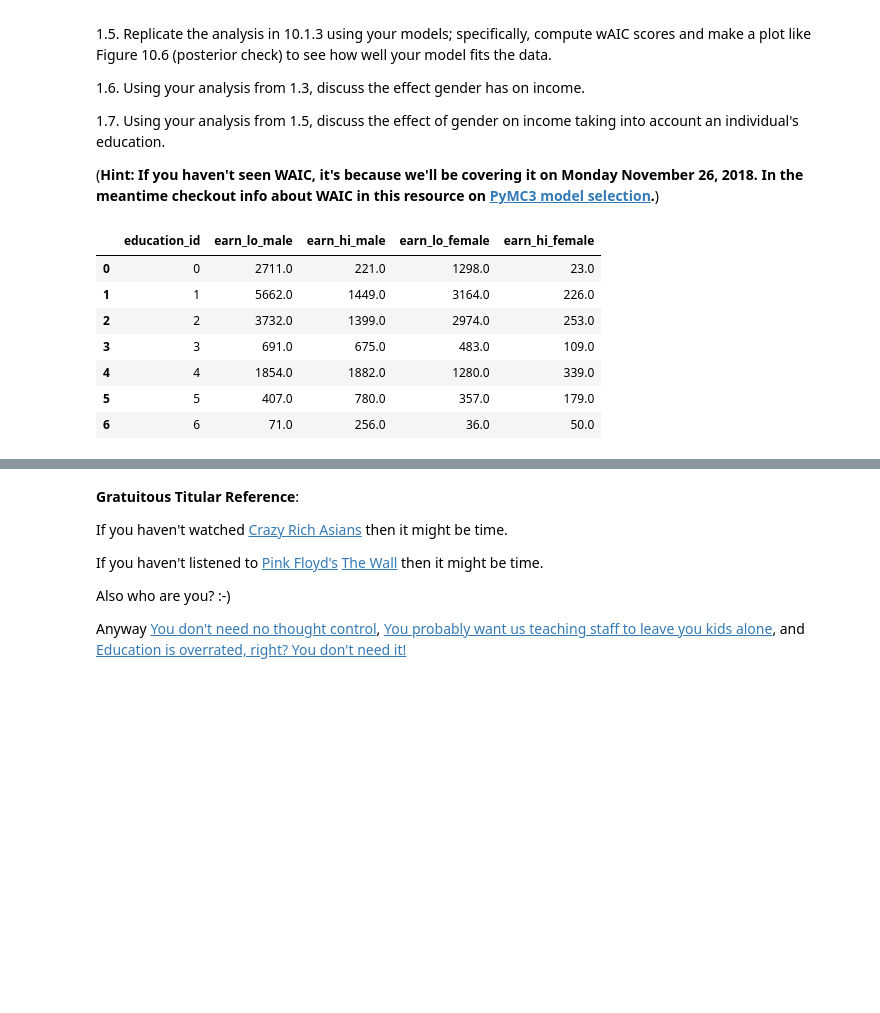
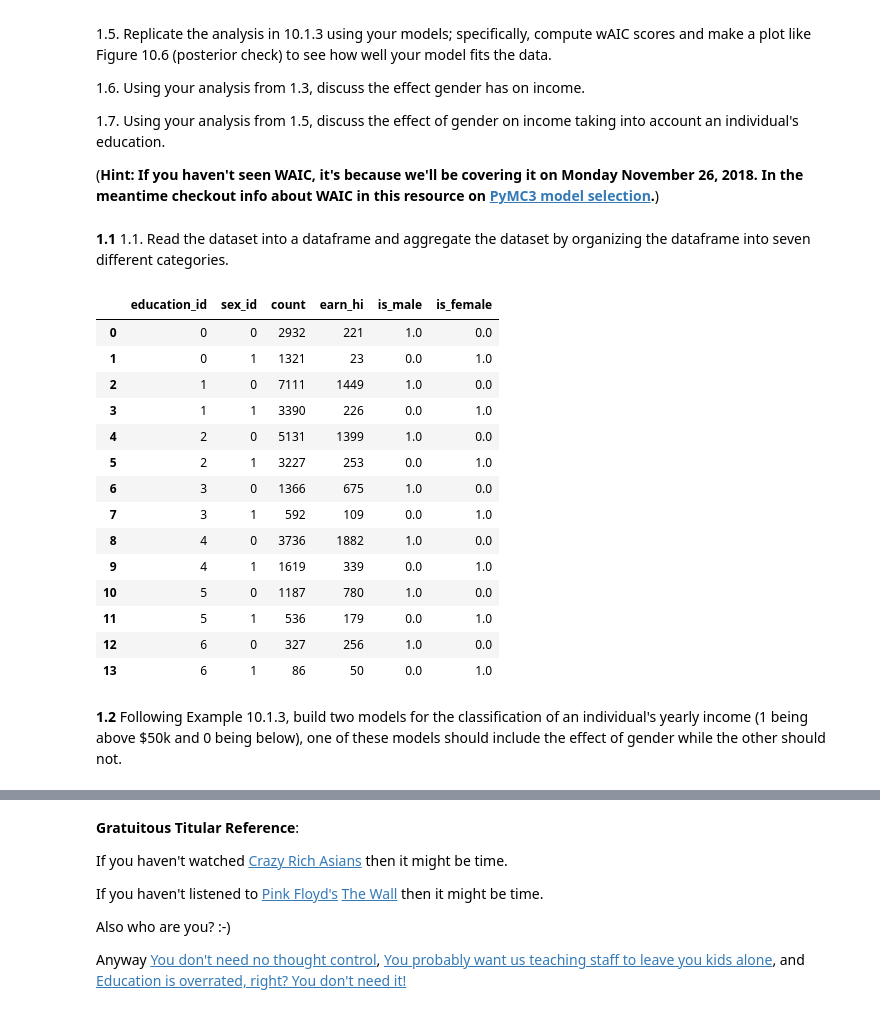
Before and after one commit to IACS-AM-207-Braavos/AM-207, a Jupyter notebook: hw11/AM207_HW11_MSE.ipynb, the cells around one changed output, grey strips where cells are left out. Saved outputs shown, nothing was run; the diff lists cells and outputs as text; code cells hidden in the pictures; blank space fills up the shorter version.

```diff
--- a/hw11/AM207_HW11_MSE.ipynb
+++ b/hw11/AM207_HW11_MSE.ipynb
@@ -73,6 +100,8 @@ Note that you might have to combine some of the existing education categories in
 1.7. Using your analysis from 1.5, discuss the effect of gender on income taking into account an individual's education.
 
 (**Hint: If you haven't seen WAIC, it's because we'll be covering it on Monday November 26, 2018.  In the meantime checkout info about WAIC in this resource on [PyMC3 model selection](https://docs.pymc.io/notebooks/model_comparison.html).**)
+# %% [markdown]
+**1.1** 1.1. Read the dataset into a dataframe and aggregate the dataset by organizing the dataframe into seven different categories.
 # %%
 def load_data():
     """Load data and aggregate it by education and sex"""
@@ -127,45 +156,47 @@ def load_data():
     sex = df_full.sex
     sex_id = pd.Series(sex.map(sexID_map), name='sex_id', dtype='category')
     # The earnings (trying to predict this)
-    earnings = pd.Series(df_full.earning.map(earning_map), name='earnings')
+    earn_hi = pd.Series(df_full.earning.map(earning_map), name='earn_hi', dtype=np.int64)
 
     # Create a new dataframe
-    df = pd.concat([education_id, sex_id, education, sex, earnings], axis=1,
-                   names=['education_id', 'sex_id', 'education', 'sex', 'earning'])
-
+    df = pd.concat([education_id, sex_id, education, sex, earn_hi], axis=1,
+                   names=['education_id', 'sex_id', 'education', 'sex', 'earn_hi'])
     # Aggregate counts of high and low earners by education for males and females as per hint
     # For each category, we suggest that you only keep track of a count of the number of males and females
     # who make above (and resp. below) the crazy rich income of $50k (see the dataset in Example 10.1.3).
     # https://stackoverflow.com/questions/19384532/how-to-count-number-of-rows-per-group-and-other-statistics-in-pandas-group-by
     gb = df.groupby(by=[education_id, sex_id])
     counts = gb.size().to_frame(name='count')
-    df_agg = counts.join(gb.agg({'earnings': 'sum'})).reset_index()
-    # Extract male and female
+    df_agg = counts.join(gb.agg({'earn_hi': 'sum'})).reset_index()
+    # Add indicators is_male, is_female
+    df_agg['is_male'] = np.zeros_like(df_agg.education_id, dtype=float)
+    df_agg['is_female'] = np.zeros_like(df_agg.education_id, dtype=float)
+    # Set is_male to 1.0 on the male entries
     mask_male = (df_agg.sex_id == 0)
+    df_agg.loc[mask_male, 'is_male'] = 1.0
+    # Set is_female to 1.0 on the female entries
     mask_female = (df_agg.sex_id == 1)
-    # Frames for male and female earnings by education
-    df_male = df_agg[mask_male]
-    df_female = df_agg[mask_female]
-    # Columns desired in merge
-    columns_merge = ['education_id', 'count_male', 'earnings_male', 'count_female', 'earnings_female']
-    df_merged = pd.merge(left=df_male, right=df_female, on='education_id', suffixes=['_male', '_female'])[columns_merge]
-    df_merged['earn_lo_male'] = df_merged.count_male - df_merged.earnings_male
-    df_merged['earn_hi_male'] = df_merged.earnings_male
-    df_merged['earn_lo_female'] = df_merged.count_female - df_merged.earnings_female
-    df_merged['earn_hi_female'] = df_merged.earnings_female
-    df_merged = df_merged.drop(columns=['count_male', 'count_female', 'earnings_male', 'earnings_female'])
-
-    # Return the aggregated dataframe and
-    return df_merged, educationID_map, sexID_map
+    df_agg.loc[mask_female, 'is_female'] = 1.0
+    # Return the dataframe
+    return df_agg, educationID_map, sexID_map
 # %%
 df, educationID_map, sexID_map = load_data()
-df
+display(df)
 # %% [output]
-|  | education_id | earn_lo_male | earn_hi_male | earn_lo_female | earn_hi_female |
-| 0 | 0 | 2711.0 | 221.0 | 1298.0 | 23.0 |
-| 1 | 1 | 5662.0 | 1449.0 | 3164.0 | 226.0 |
-| 2 | 2 | 3732.0 | 1399.0 | 2974.0 | 253.0 |
-| 3 | 3 | 691.0 | 675.0 | 483.0 | 109.0 |
-| 4 | 4 | 1854.0 | 1882.0 | 1280.0 | 339.0 |
-| 5 | 5 | 407.0 | 780.0 | 357.0 | 179.0 |
-| 6 | 6 | 71.0 | 256.0 | 36.0 | 50.0 |
+|  | education_id | sex_id | count | earn_hi | is_male | is_female |
+| 0 | 0 | 0 | 2932 | 221 | 1.0 | 0.0 |
+| 1 | 0 | 1 | 1321 | 23 | 0.0 | 1.0 |
+| 2 | 1 | 0 | 7111 | 1449 | 1.0 | 0.0 |
+| 3 | 1 | 1 | 3390 | 226 | 0.0 | 1.0 |
+| 4 | 2 | 0 | 5131 | 1399 | 1.0 | 0.0 |
+| 5 | 2 | 1 | 3227 | 253 | 0.0 | 1.0 |
+| 6 | 3 | 0 | 1366 | 675 | 1.0 | 0.0 |
+| 7 | 3 | 1 | 592 | 109 | 0.0 | 1.0 |
+| 8 | 4 | 0 | 3736 | 1882 | 1.0 | 0.0 |
+| 9 | 4 | 1 | 1619 | 339 | 0.0 | 1.0 |
+| 10 | 5 | 0 | 1187 | 780 | 1.0 | 0.0 |
+| 11 | 5 | 1 | 536 | 179 | 0.0 | 1.0 |
+| 12 | 6 | 0 | 327 | 256 | 1.0 | 0.0 |
+| 13 | 6 | 1 | 86 | 50 | 0.0 | 1.0 |
+# %% [markdown]
+**1.2** Following Example 10.1.3, build two models for the classification of an individual's yearly income (1 being above $50k and 0 being below), one of these models should include the effect of gender while the other should not.
```
Also changed, not shown: parts of 13 cells of this notebook, 1 other file.
